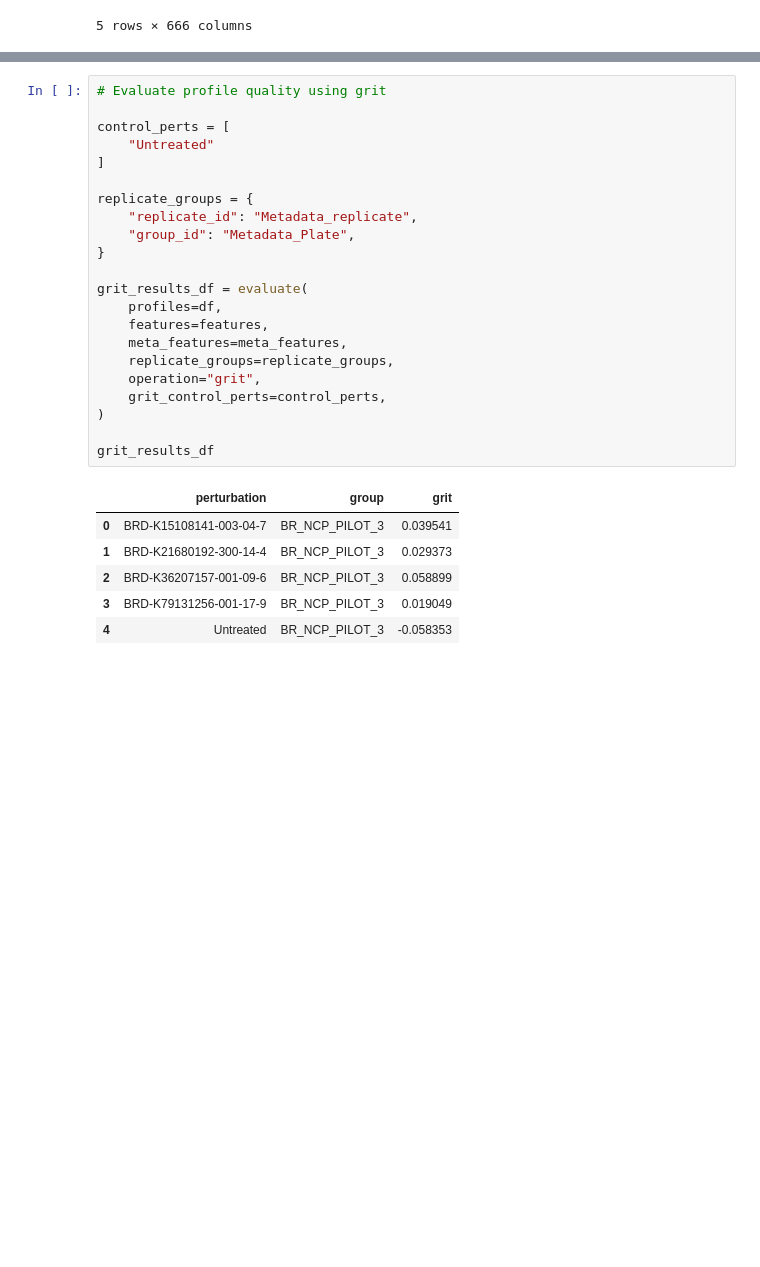
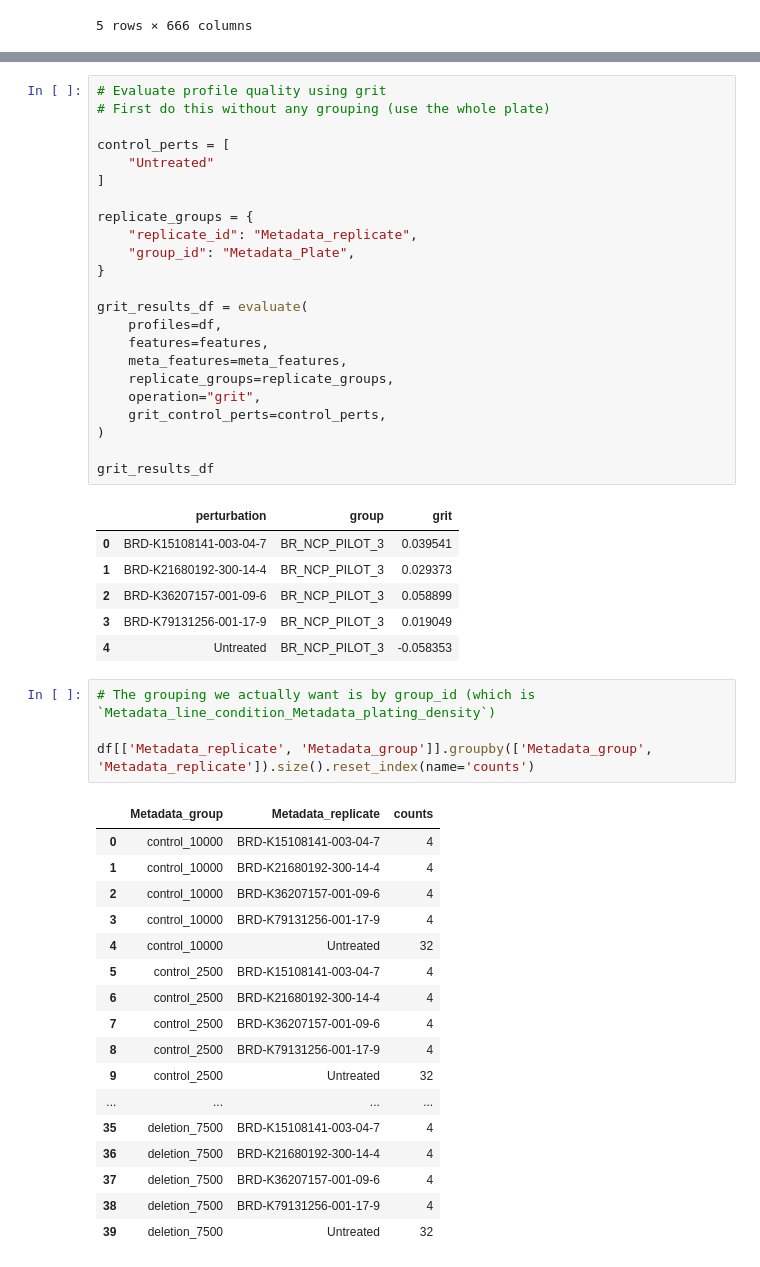
Before and after one commit to broadinstitute/NeuroPainting, a Jupyter notebook: 1.main-run-workflows/grit.ipynb, the cells around one changed output, grey strips where cells are left out. Saved outputs shown, nothing was run; the diff lists cells and outputs as text; blank space fills up the shorter version.

```diff
--- a/1.main-run-workflows/grit.ipynb
+++ b/1.main-run-workflows/grit.ipynb
@@ -36,6 +36,7 @@ df.sample(5)
 5 rows × 666 columns
 # %%
 # Evaluate profile quality using grit
+# First do this without any grouping (use the whole plate)
 
 control_perts = [
     "Untreated"
@@ -63,4 +64,26 @@ grit_results_df
 | 2 | BRD-K36207157-001-09-6 | BR_NCP_PILOT_3 | 0.058899 |
 | 3 | BRD-K79131256-001-17-9 | BR_NCP_PILOT_3 | 0.019049 |
 | 4 | Untreated | BR_NCP_PILOT_3 | -0.058353 |
+# %%
+# The grouping we actually want is by group_id (which is `Metadata_line_condition_Metadata_plating_density`)
+
+df[['Metadata_replicate', 'Metadata_group']].groupby(['Metadata_group', 'Metadata_replicate']).size().reset_index(name='counts')
+# %% [output]
+|  | Metadata_group | Metadata_replicate | counts |
+| 0 | control_10000 | BRD-K15108141-003-04-7 | 4 |
+| 1 | control_10000 | BRD-K21680192-300-14-4 | 4 |
+| 2 | control_10000 | BRD-K36207157-001-09-6 | 4 |
+| 3 | control_10000 | BRD-K79131256-001-17-9 | 4 |
+| 4 | control_10000 | Untreated | 32 |
+| 5 | control_2500 | BRD-K15108141-003-04-7 | 4 |
+| 6 | control_2500 | BRD-K21680192-300-14-4 | 4 |
+| 7 | control_2500 | BRD-K36207157-001-09-6 | 4 |
+| 8 | control_2500 | BRD-K79131256-001-17-9 | 4 |
+| 9 | control_2500 | Untreated | 32 |
+| ... | ... | ... | ... |
+| 35 | deletion_7500 | BRD-K15108141-003-04-7 | 4 |
+| 36 | deletion_7500 | BRD-K21680192-300-14-4 | 4 |
+| 37 | deletion_7500 | BRD-K36207157-001-09-6 | 4 |
+| 38 | deletion_7500 | BRD-K79131256-001-17-9 | 4 |
+| 39 | deletion_7500 | Untreated | 32 |
 # %%
```
Also changed, not shown: parts of 2 cells of this notebook.
